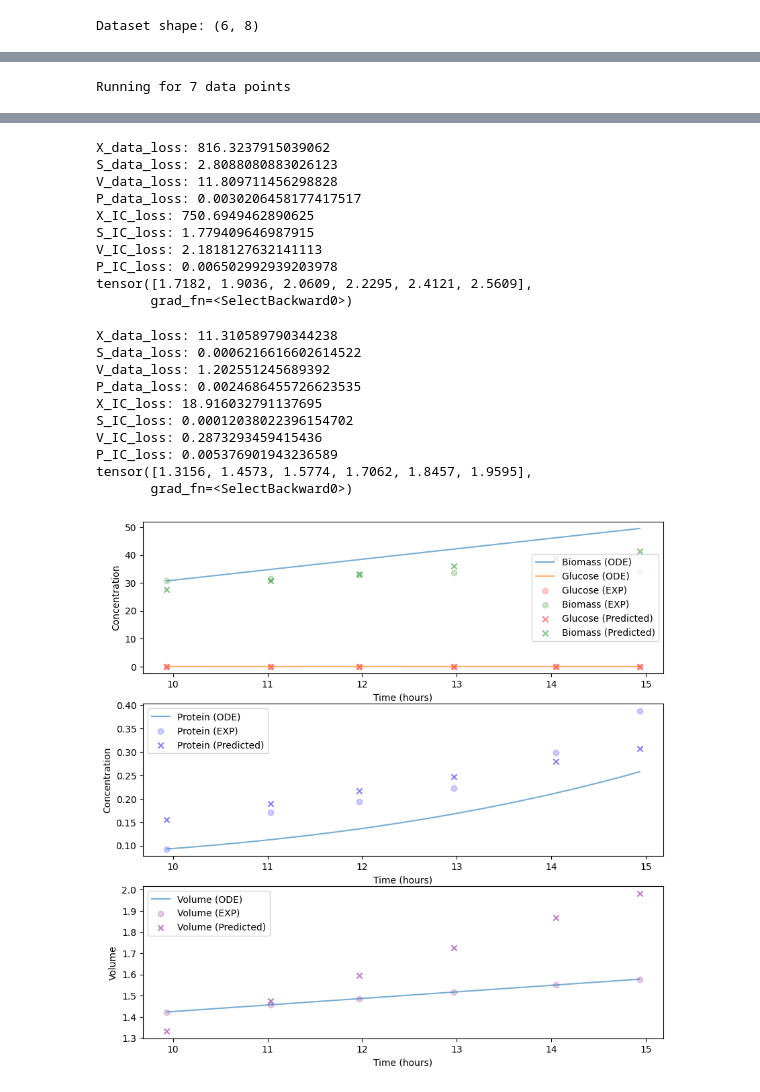
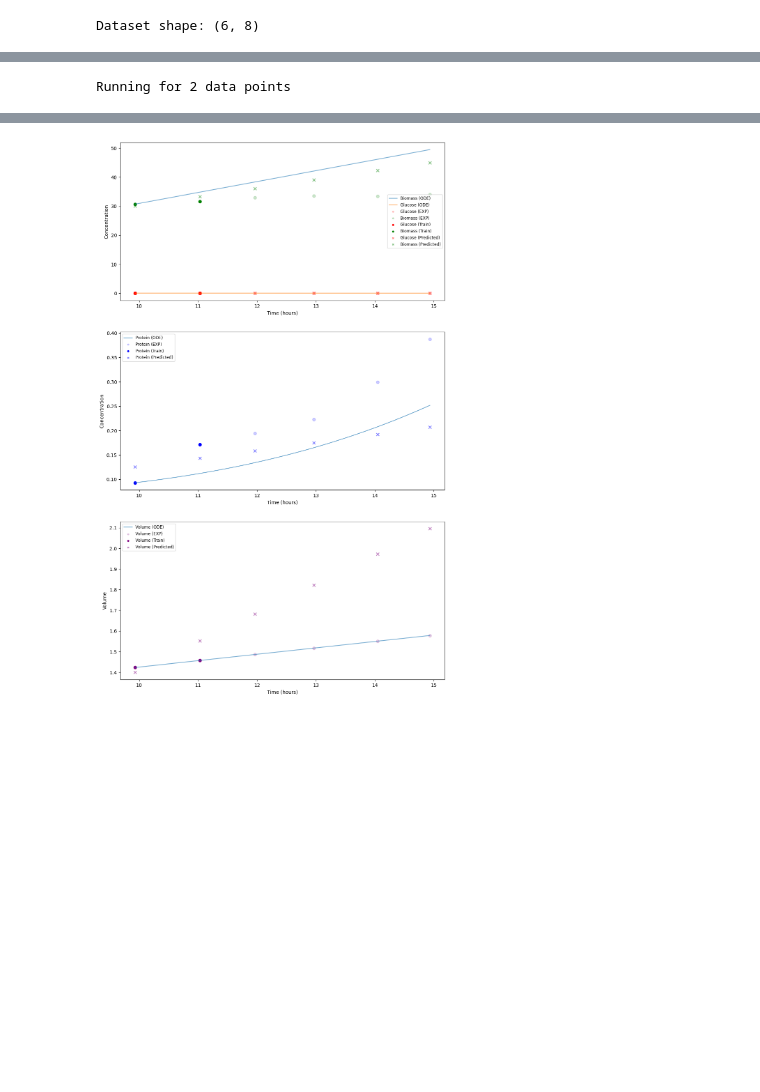
Before and after one commit to costasmexis/dynamic-modeling, a Jupyter notebook: notebooks/induction_main.ipynb, the cells around one changed output, grey strips where cells are left out. Cells and saved outputs as stored; diff of their text form; code cells hidden in the pictures; blank space fills up the shorter version.

```diff
--- a/notebooks/induction_main.ipynb
+++ b/notebooks/induction_main.ipynb
@@ -141,37 +146,37 @@ df, feeds = get_data_and_feed(FILENAME, EXPERIMENT)
 df = df[df['Process'] == 'FBI']
 feeds = feeds[feeds['Induction']==1]
 
+# Unique F for FBI
+F = feeds['F'].values[0]
+
+df['V'] = V(df['RTime'].values, F, df['RTime'].values[0], df['V'].values[0])
+
 print(f'Dataset shape: {df.shape}')
 # %% [output]
 Dataset shape: (6, 8)
 # %%
-def main(df: pd.DataFrame, num_epochs: int = 2500):
-    t_start, t_end = df['RTime'].min(), df['RTime'].max()
+def main(train_df: pd.DataFrame, full_df: pd.DataFrame, num_epochs: int = 2500):
 
-    t_train = numpy_to_tensor(df['RTime'].values)
-    Biomass_train = numpy_to_tensor(df['Biomass'].values)
-    Glucose_train = numpy_to_tensor(df['Glucose'].values)
-    V_train = numpy_to_tensor(df['V'].values)
-    Protein_train = numpy_to_tensor(df['Protein'].values)
+    t_start, t_end = train_df['RTime'].min(), train_df['RTime'].max()
+
+    t_train = numpy_to_tensor(train_df['RTime'].values)
+    Biomass_train = numpy_to_tensor(train_df['Biomass'].values)
+    Glucose_train = numpy_to_tensor(train_df['Glucose'].values)
+    V_train = numpy_to_tensor(train_df['V'].values)
+    Protein_train = numpy_to_tensor(train_df['Protein'].values)
     u_train = torch.cat((Biomass_train, Glucose_train, V_train, Protein_train), 1)
 
     net = PINN(input_dim=1, output_dim=4, t_start=t_start, t_end=t_end)
 
-    net = train(net, t_train, u_train, df, feeds, \
+    net = train(net, t_train, u_train, train_df, feeds, \
                 num_epochs=num_epochs, verbose=True)
 
-    net_df = get_predictions_df(net, df)
+    net_df = get_predictions_df(net, full_df)
 
-    sol = simulate(df, feeds, net.mu_max.item(), net.K_s.item(), net.Y_xs.item(), \
+    sol = simulate(full_df, feeds, net.mu_max.item(), net.K_s.item(), net.Y_xs.item(), \
                c1=net.c1.item(), c2=net.c2.item(), plot=False)
 
     title = f'c1 = {net.c1.item():.4f}, c2 = {net.c2.item():.4f}'
-    plot_simulation(full_df=df, net_df=net_df, t=sol.t, y=sol.y, title=title)
+    plot_simulation(full_df=full_df, train_df=train_df, net_df=net_df, t=sol.t, y=sol.y, title=title)
 
     return net, net_df
-# %%
-def V(t):
-    return 31/1000 * (t-9.933333) + 1.422819
-
-df['V'] = V(df['RTime'])
-df
@@ -186,7 +183,7 @@ df
 # %%
-i = 7
+i = 2
 print(f'Running for {i} data points')
-df_ = df.iloc[:i]
-net, net_df = main(df_, num_epochs=1000)
+train_df = df.iloc[:i]
+net, net_df = main(train_df=train_df, full_df=df, num_epochs=2000)
 # %% [output]
-Running for 7 data points
+Running for 2 data points
@@ -213,24 +210,4 @@ tensor([1.0786, 1.1948, 1.2933, 1.3989, 1.5133, 1.6066],
-X_data_loss: 816.3237915039062
-S_data_loss: 2.8088080883026123
-V_data_loss: 11.809711456298828
-P_data_loss: 0.0030206458177417517
-X_IC_loss: 750.6949462890625
-S_IC_loss: 1.779409646987915
-V_IC_loss: 2.1818127632141113
-P_IC_loss: 0.006502992939203978
-tensor([1.7182, 1.9036, 2.0609, 2.2295, 2.4121, 2.5609],
-       grad_fn=<SelectBackward0>)
-X_data_loss: 11.310589790344238
-S_data_loss: 0.0006216616602614522
-V_data_loss: 1.202551245689392
-P_data_loss: 0.0024686455726623535
-X_IC_loss: 18.916032791137695
-S_IC_loss: 0.00012038022396154702
-V_IC_loss: 0.2873293459415436
-P_IC_loss: 0.005376901943236589
-tensor([1.3156, 1.4573, 1.5774, 1.7062, 1.8457, 1.9595],
-       grad_fn=<SelectBackward0>)
-[figure, old version]
+[figure, new version]
 # %%
 print(f'c1={net.c1.item()}, c2={net.c2.item()}')
 # %% [output]
```
Also changed, not shown: parts of 5 cells of this notebook, 1 other file.
